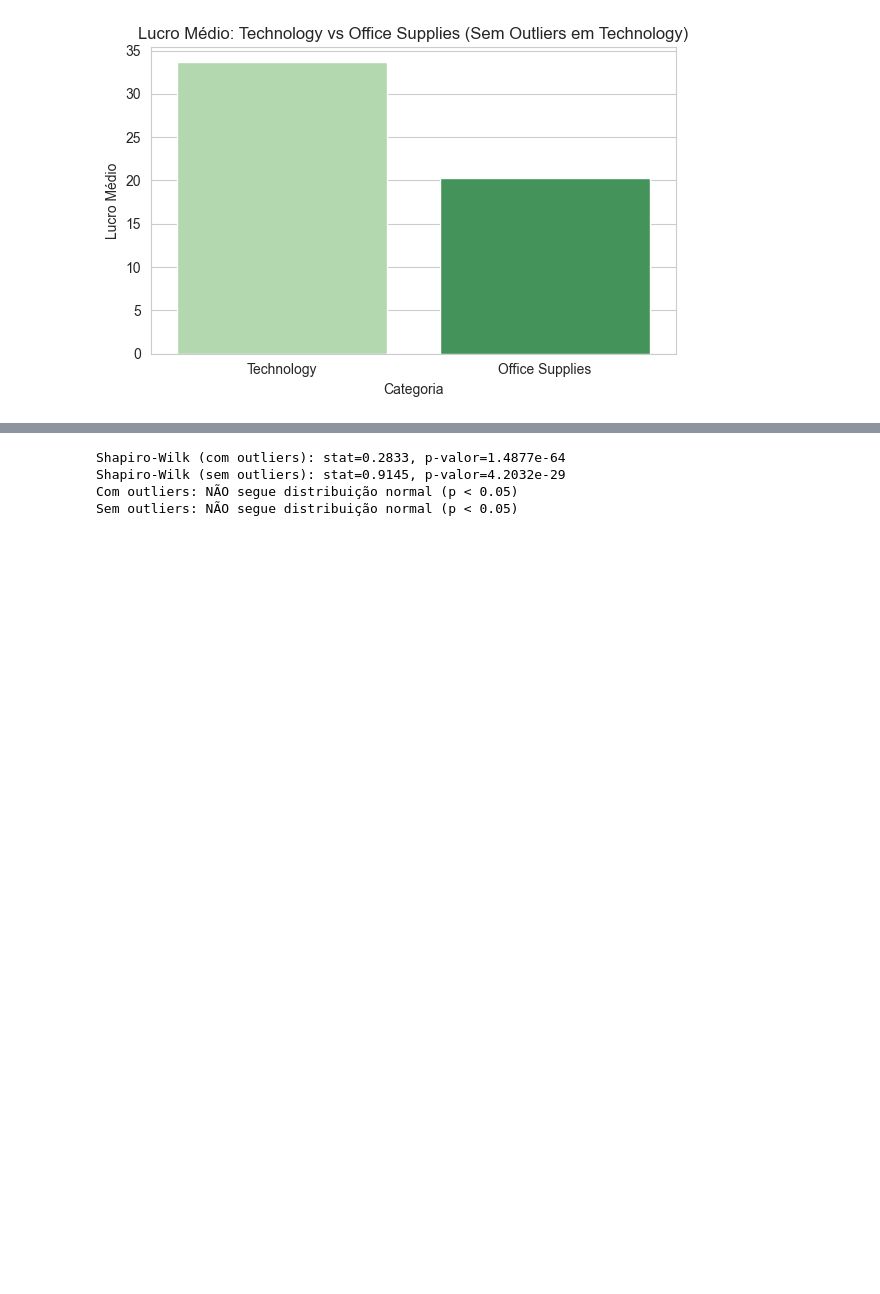
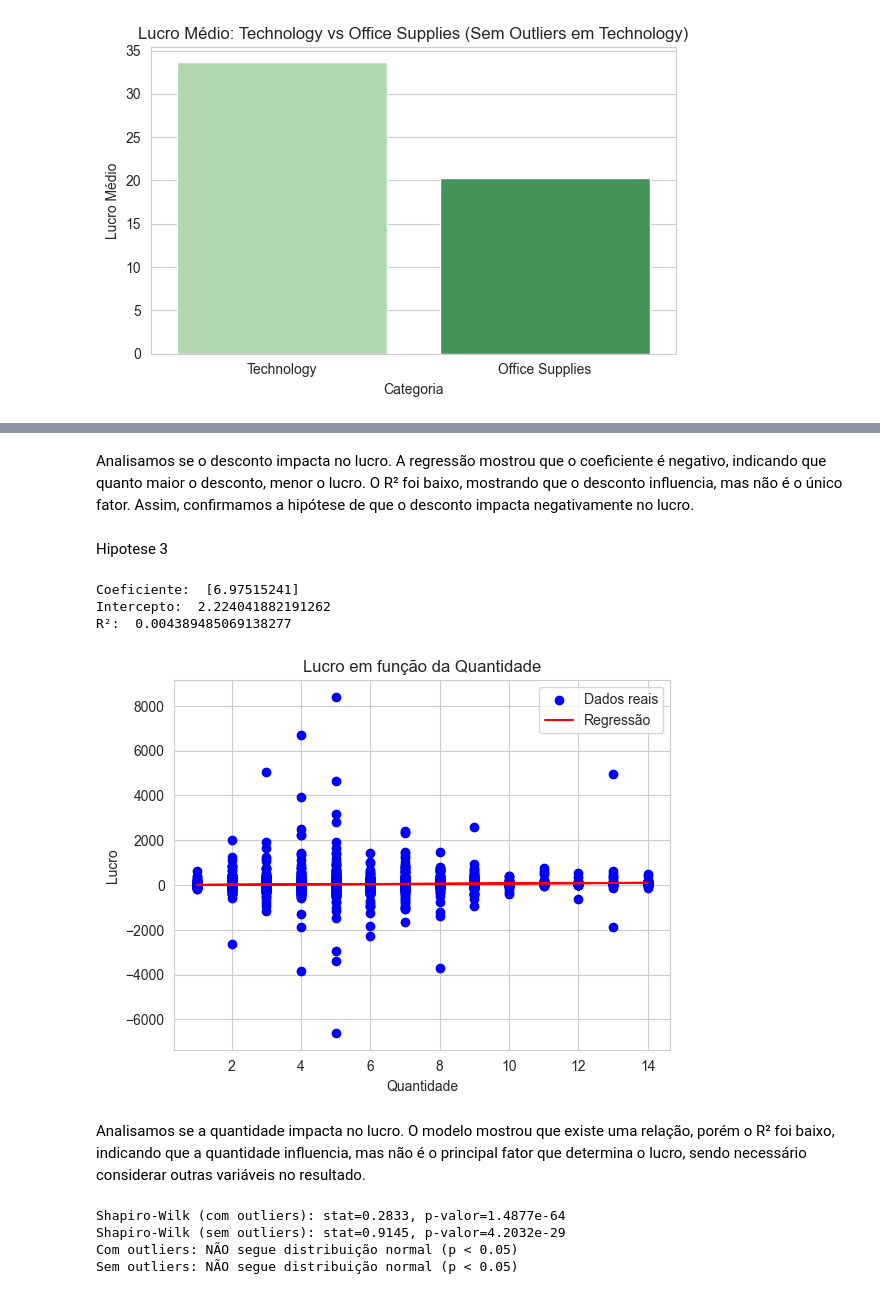
Before and after one commit to MaluAbrami/trabAnaliseDeDados, a Jupyter notebook: notebooks/Trabalho.ipynb, the cells around one changed output, grey strips where cells are left out. Drawn from its saved outputs; the diff is of its cells as text; code cells hidden in the pictures; blank space fills up the shorter version.

```diff
--- a/notebooks/Trabalho.ipynb
+++ b/notebooks/Trabalho.ipynb
@@ -925,3 +958,41 @@ Passing `palette` without assigning `hue` is deprecated and will be removed in v
+# %% [markdown]
+Analisamos se o desconto impacta no lucro. A regressão mostrou que o coeficiente é negativo, indicando que quanto maior o desconto, menor o lucro. O R² foi baixo, mostrando que o desconto influencia, mas não é o único fator. Assim, confirmamos a hipótese de que o desconto impacta negativamente no lucro.
+# %% [markdown]
+Hipotese 3
+# %%
+x = df[['Quantity']]
+y = df['Profit']
+
+# Criando o modelo
+modelo = LinearRegression()
+modelo.fit(x, y)
+
+# Mostrando os coeficientes
+print('Coeficiente: ', modelo.coef_)
+print('Intercepto: ', modelo.intercept_)
+
+# Fazendo previsões
+y_previsto = modelo.predict(x)
+
+# Avaliando o modelo
+r2 = r2_score(y, y_previsto)
+print('R²: ', r2)
+
+# Visualizando os dados
+plt.scatter(x, y, color='blue', label='Dados reais')
+plt.plot(x, y_previsto, color='red', label='Regressão')
+plt.title('Lucro em função da Quantidade')
+plt.xlabel('Quantidade')
+plt.ylabel('Lucro')
+plt.legend()
+plt.show()
+# %% [output]
+Coeficiente:  [6.97515241]
+Intercepto:  2.224041882191262
+R²:  0.004389485069138277
+[figure, added]
+# %% [markdown]
+Analisamos se a quantidade impacta no lucro. O modelo mostrou que existe uma relação, porém o R² foi baixo, indicando que a quantidade influencia, mas não é o principal fator que determina o lucro, sendo necessário considerar outras variáveis no resultado.
 # %%
 from scipy.stats import shapiro
 
```
Also changed, not shown: parts of 3 cells of this notebook.
